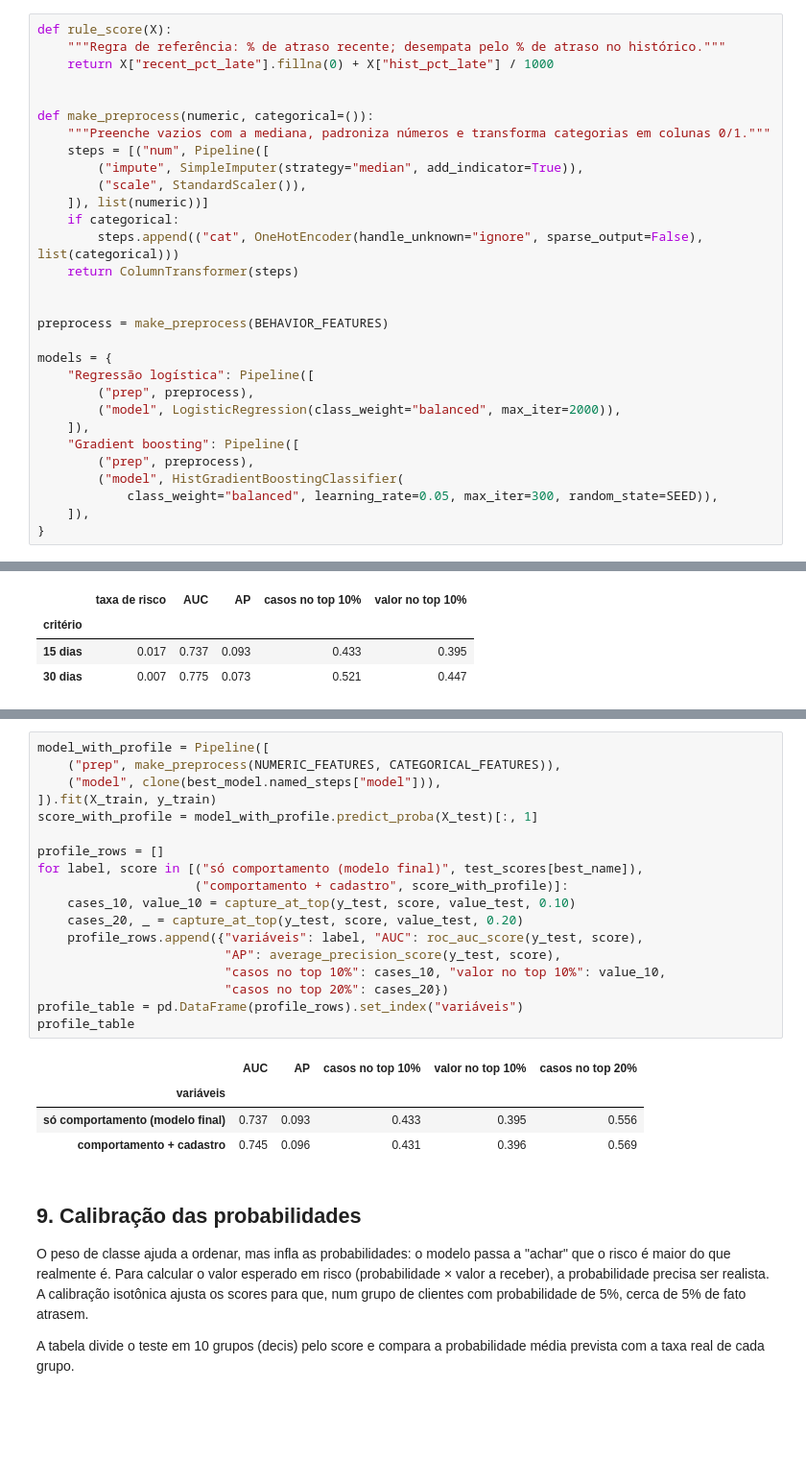
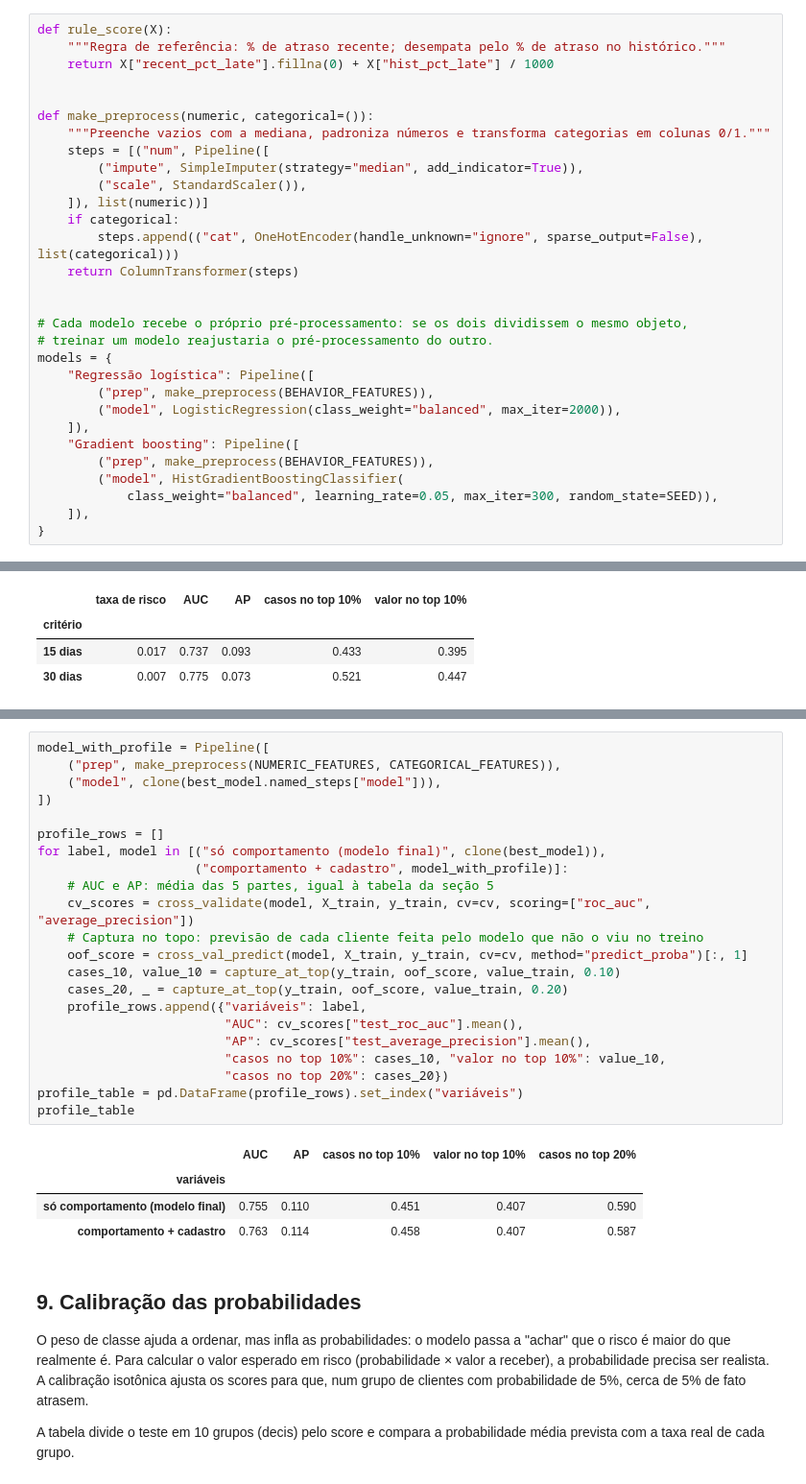
Before and after one commit to felipecarv91/collections-risk-prioritization, a Jupyter notebook: notebooks/02_modelo.ipynb, the cells around one changed output, grey strips where cells are left out. Shown at 96% size. Cells and saved outputs as stored; diff of their text form; blank space fills up the shorter version.

```diff
--- a/notebooks/02_modelo.ipynb
+++ b/notebooks/02_modelo.ipynb
@@ -106,15 +107,15 @@ def make_preprocess(numeric, categorical=()):
     return ColumnTransformer(steps)
 
 
-preprocess = make_preprocess(BEHAVIOR_FEATURES)
-
+# Cada modelo recebe o próprio pré-processamento: se os dois dividissem o mesmo objeto,
+# treinar um modelo reajustaria o pré-processamento do outro.
 models = {
     "Regressão logística": Pipeline([
-        ("prep", preprocess),
+        ("prep", make_preprocess(BEHAVIOR_FEATURES)),
         ("model", LogisticRegression(class_weight="balanced", max_iter=2000)),
     ]),
     "Gradient boosting": Pipeline([
-        ("prep", preprocess),
+        ("prep", make_preprocess(BEHAVIOR_FEATURES)),
         ("model", HistGradientBoostingClassifier(
             class_weight="balanced", learning_rate=0.05, max_iter=300, random_state=SEED)),
     ]),
@@ -281,26 +284,30 @@ O cadastro (renda, idade, emprego, tipo de renda, escolaridade e região) é do
 # %%
 model_with_profile = Pipeline([
     ("prep", make_preprocess(NUMERIC_FEATURES, CATEGORICAL_FEATURES)),
     ("model", clone(best_model.named_steps["model"])),
-]).fit(X_train, y_train)
-score_with_profile = model_with_profile.predict_proba(X_test)[:, 1]
+])
 
 profile_rows = []
-for label, score in [("só comportamento (modelo final)", test_scores[best_name]),
-                     ("comportamento + cadastro", score_with_profile)]:
-    cases_10, value_10 = capture_at_top(y_test, score, value_test, 0.10)
-    cases_20, _ = capture_at_top(y_test, score, value_test, 0.20)
-    profile_rows.append({"variáveis": label, "AUC": roc_auc_score(y_test, score),
-                         "AP": average_precision_score(y_test, score),
+for label, model in [("só comportamento (modelo final)", clone(best_model)),
+                     ("comportamento + cadastro", model_with_profile)]:
+    # AUC e AP: média das 5 partes, igual à tabela da seção 5
+    cv_scores = cross_validate(model, X_train, y_train, cv=cv, scoring=["roc_auc", "average_precision"])
+    # Captura no topo: previsão de cada cliente feita pelo modelo que não o viu no treino
+    oof_score = cross_val_predict(model, X_train, y_train, cv=cv, method="predict_proba")[:, 1]
+    cases_10, value_10 = capture_at_top(y_train, oof_score, value_train, 0.10)
+    cases_20, _ = capture_at_top(y_train, oof_score, value_train, 0.20)
+    profile_rows.append({"variáveis": label,
+                         "AUC": cv_scores["test_roc_auc"].mean(),
+                         "AP": cv_scores["test_average_precision"].mean(),
                          "casos no top 10%": cases_10, "valor no top 10%": value_10,
                          "casos no top 20%": cases_20})
 profile_table = pd.DataFrame(profile_rows).set_index("variáveis")
 profile_table
 # %% [output]
 |  | AUC | AP | casos no top 10% | valor no top 10% | casos no top 20% |
 | variáveis |  |  |  |  |  |
-| só comportamento (modelo final) | 0.737 | 0.093 | 0.433 | 0.395 | 0.556 |
-| comportamento + cadastro | 0.745 | 0.096 | 0.431 | 0.396 | 0.569 |
+| só comportamento (modelo final) | 0.755 | 0.110 | 0.451 | 0.407 | 0.590 |
+| comportamento + cadastro | 0.763 | 0.114 | 0.458 | 0.407 | 0.587 |
 # %% [markdown]
 ## 9. Calibração das probabilidades
 
```
Also changed, not shown: parts of 6 cells of this notebook, 12 other files.
